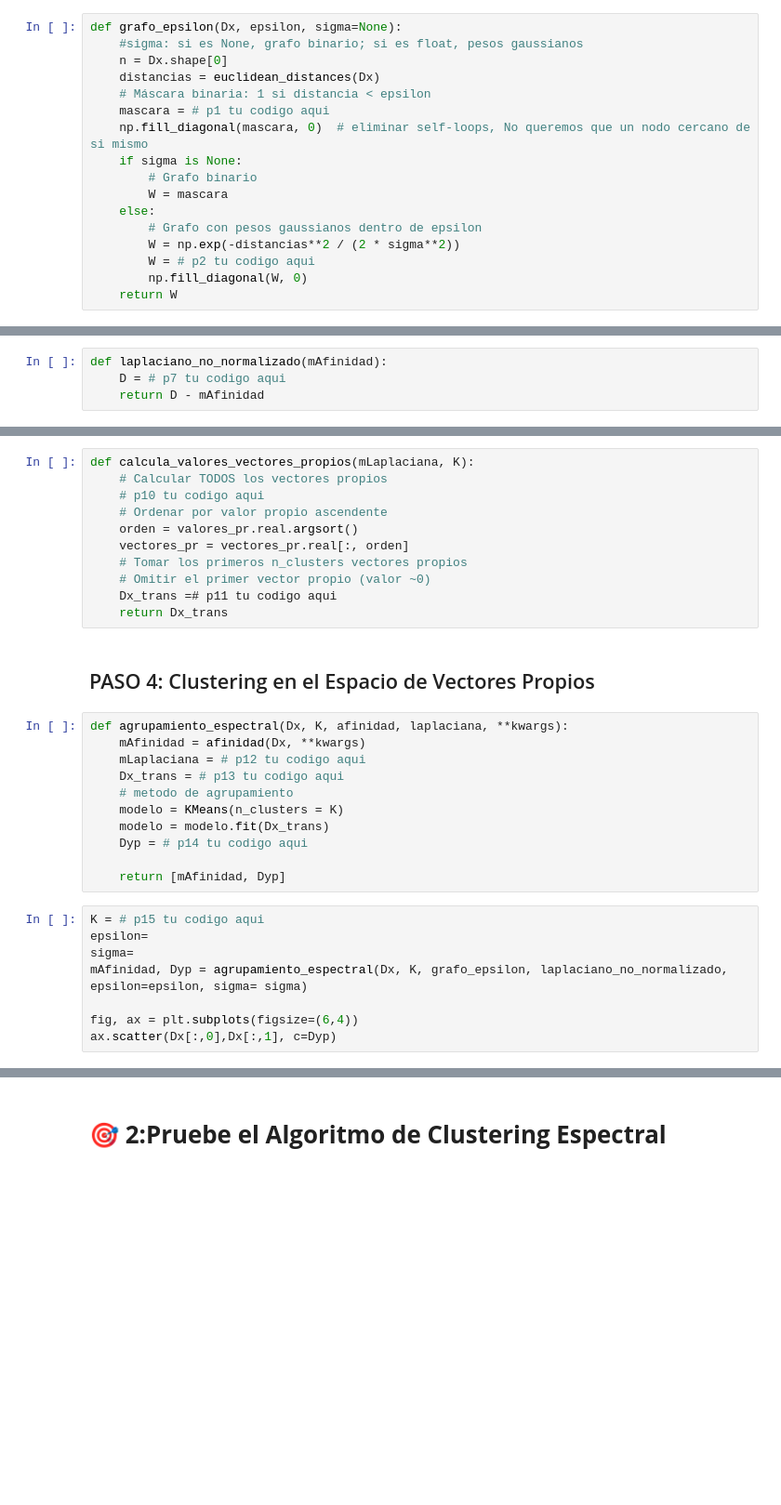
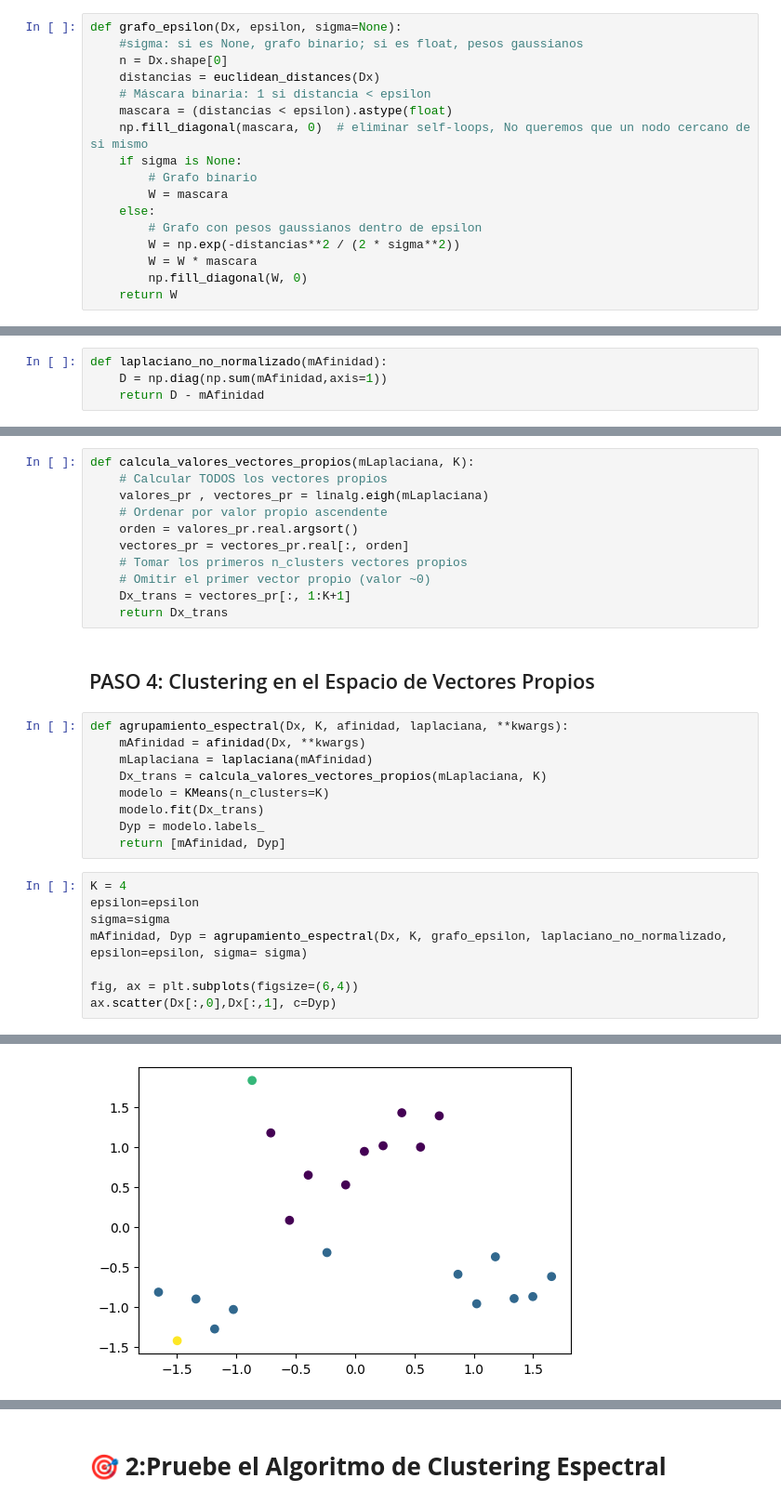
Before and after one commit to SandraNavarrete-docente/aprendizaje-automatico-252601, a Jupyter notebook: 04-MODELOS-NO-SUPERVISADOS/4_8_Método_de_clustering_espectral.ipynb, the cells around one changed output, grey strips where cells are left out. Shown at 93% size. Drawn from its saved outputs; the diff is of its cells as text; blank space fills up the shorter version.

```diff
--- a/04-MODELOS-NO-SUPERVISADOS/4_8_Método_de_clustering_espectral.ipynb
+++ b/04-MODELOS-NO-SUPERVISADOS/4_8_Método_de_clustering_espectral.ipynb
@@ -121,7 +125,7 @@ def grafo_epsilon(Dx, epsilon, sigma=None):
     n = Dx.shape[0]
     distancias = euclidean_distances(Dx)
     # Máscara binaria: 1 si distancia < epsilon
-    mascara = # p1 tu codigo aqui
+    mascara = (distancias < epsilon).astype(float)
     np.fill_diagonal(mascara, 0)  # eliminar self-loops, No queremos que un nodo cercano de si mismo
     if sigma is None:
         # Grafo binario
@@ -129,7 +133,7 @@ def grafo_epsilon(Dx, epsilon, sigma=None):
     else:
         # Grafo con pesos gaussianos dentro de epsilon
         W = np.exp(-distancias**2 / (2 * sigma**2))
-        W = # p2 tu codigo aqui
+        W = W * mascara
         np.fill_diagonal(W, 0)
     return W
 # %% [markdown]
@@ -251,7 +272,7 @@ plt_grafo_afinidad(Dx, W)
  Una vez obtenida la matriz de afinidad, el siguiente paso es calcular una matriz Laplaciana. Como se ha visto en la parte teórica, hay tres manera de hacerlo.
 # %%
 def laplaciano_no_normalizado(mAfinidad):
-    D = # p7 tu codigo aqui
+    D = np.diag(np.sum(mAfinidad,axis=1))
     return D - mAfinidad
 # %%
 def matriz_Laplaciana_normalizada(mAfinidad):
@@ -272,32 +293,31 @@ def matriz_Laplaciana_normalizada_simetrica(mAfinidad):
 # %%
 def calcula_valores_vectores_propios(mLaplaciana, K):
     # Calcular TODOS los vectores propios
-    # p10 tu codigo aqui
+    valores_pr , vectores_pr = linalg.eigh(mLaplaciana)
     # Ordenar por valor propio ascendente
     orden = valores_pr.real.argsort()
     vectores_pr = vectores_pr.real[:, orden]
     # Tomar los primeros n_clusters vectores propios
     # Omitir el primer vector propio (valor ~0)
-    Dx_trans =# p11 tu codigo aqui
+    Dx_trans = vectores_pr[:, 1:K+1]
     return Dx_trans
 # %% [markdown]
 ## PASO 4: Clustering en el Espacio de Vectores Propios
 # %%
 def agrupamiento_espectral(Dx, K, afinidad, laplaciana, **kwargs):
     mAfinidad = afinidad(Dx, **kwargs)
-    mLaplaciana = # p12 tu codigo aqui
-    Dx_trans = # p13 tu codigo aqui
-    # metodo de agrupamiento
-    modelo = KMeans(n_clusters = K)
-    modelo = modelo.fit(Dx_trans)
-    Dyp = # p14 tu codigo aqui
-
+    mLaplaciana = laplaciana(mAfinidad)
+    Dx_trans = calcula_valores_vectores_propios(mLaplaciana, K)
+    modelo = KMeans(n_clusters=K)
+    modelo.fit(Dx_trans)
+    Dyp = modelo.labels_
     return [mAfinidad, Dyp]
 # %%
-K = # p15 tu codigo aqui
-epsilon=
-sigma=
+K = 4
+epsilon=epsilon
+sigma=sigma
 mAfinidad, Dyp = agrupamiento_espectral(Dx, K, grafo_epsilon, laplaciano_no_normalizado, epsilon=epsilon, sigma= sigma)
 
 fig, ax = plt.subplots(figsize=(6,4))
 ax.scatter(Dx[:,0],Dx[:,1], c=Dyp)
+# %% [output]
@@ -304 +325,2 @@ ax.scatter(Dx[:,0],Dx[:,1], c=Dyp)
+[figure, added]
 # %%
```
Also changed, not shown: parts of 28 cells of this notebook.
